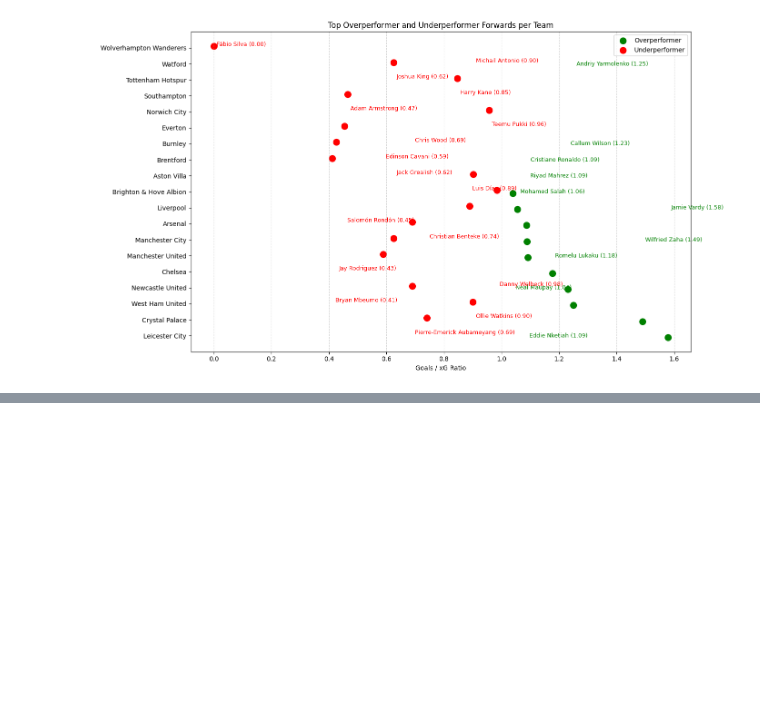
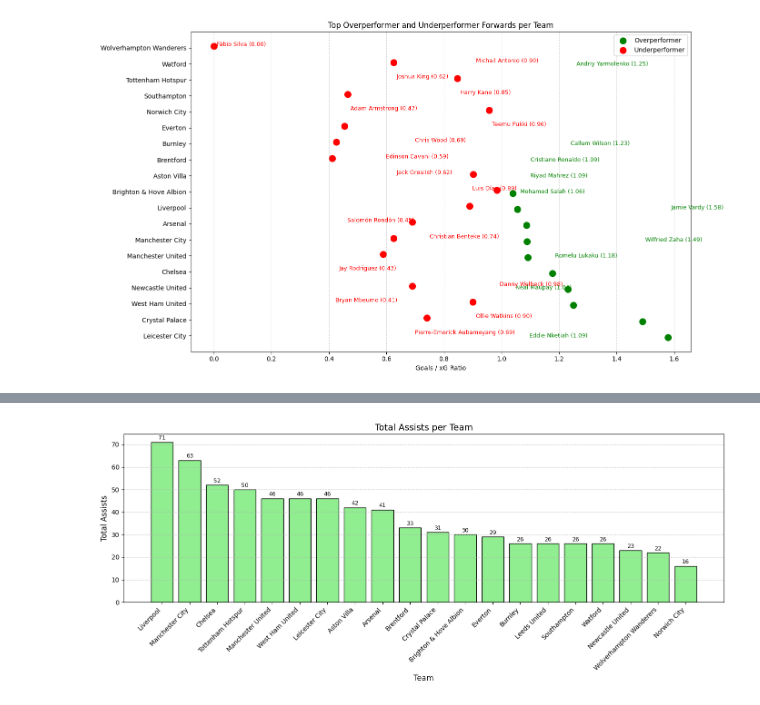
Before and after one commit to umakrishna-2002/PL-Data-Analytics, a Jupyter notebook: DSipynb.ipynb, the cells around one changed output, grey strips where cells are left out. Cells and saved outputs as stored; diff of their text form; code cells hidden in the pictures; blank space fills up the shorter version.

```diff
--- a/DSipynb.ipynb
+++ b/DSipynb.ipynb
@@ -780,3 +780,7 @@ plt.tight_layout()
 plt.show()
 # %% [output]
 [figure]
+# %%
+assists_per_team = df.groupby('Team')['Ast'].sum().reset_index().sort_values(by='Ast', ascending=False)
+
+print(tabulate(assists_per_team, headers='keys', tablefmt='pretty', showindex=False))
@@ -782,0 +805,20 @@ plt.show()
+# %%
+plt.figure(figsize=(14, 6))
+bars = plt.bar(assists_per_team['Team'], assists_per_team['Ast'], color='lightgreen', edgecolor='black')
+
+plt.title('Total Assists per Team', fontsize=14)
+plt.xlabel('Team', fontsize=12)
+plt.ylabel('Total Assists', fontsize=12)
+plt.xticks(rotation=45, ha='right')
+
+# Annotate bars with values
+for bar in bars:
+    height = bar.get_height()
+    plt.text(bar.get_x() + bar.get_width()/2.0, height + 0.5, f'{int(height)}',
+             ha='center', va='bottom', fontsize=9)
+
+plt.tight_layout()
+plt.grid(axis='y', linestyle='--', alpha=0.7)
+plt.show()
+# %% [output]
+[figure, added]
```
Also changed, not shown: parts of 7 cells of this notebook.
